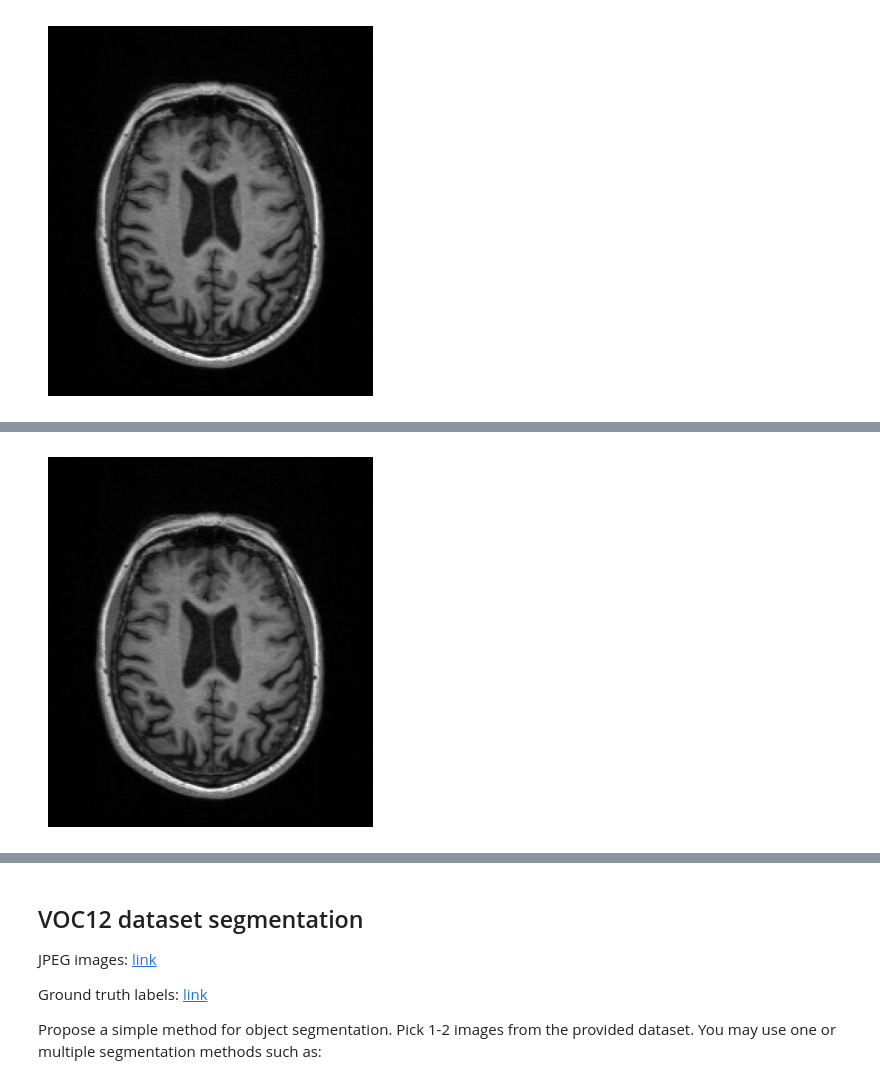
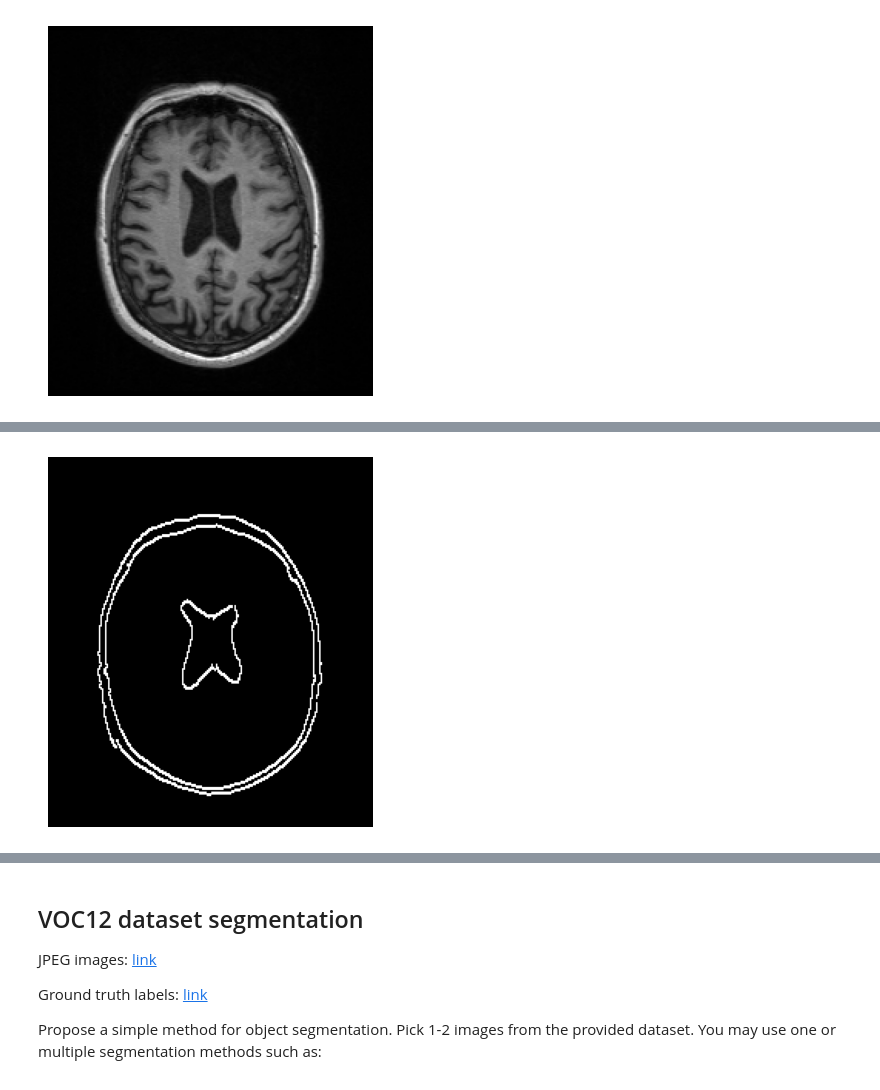
Before and after one commit to Matovic/optical-flow-motion-tracking-segmentation, a Jupyter notebook: src/zadanie3.ipynb, the cells around one changed output, grey strips where cells are left out. Cells and saved outputs as stored; diff of their text form; code cells hidden in the pictures.

```diff
--- a/src/zadanie3.ipynb
+++ b/src/zadanie3.ipynb
@@ -432,3 +431,8 @@ plt.axis('off')
 plt.show()
 # %% [output]
 [figure]
+# %%
+img_gauss = cv2.GaussianBlur(img, (5,5), 0)
+plt.imshow(img_gauss, cmap='gray')
+plt.axis('off')
+plt.show()
@@ -434,0 +441,5 @@ plt.show()
+# %%
+img_canny = cv2.Canny(img_gauss, 125, 350)
+plt.imshow(img_canny, cmap='gray')
+plt.axis('off')
+plt.show()
@@ -434,0 +448,6 @@ plt.show()
+# %%
+img_dilate = cv2.dilate(img_canny,(-1, -1), 3)
+
+plt.imshow(img_dilate, cmap='gray')
+plt.axis('off')
+plt.show()
@@ -435,11 +485,11 @@ plt.show()
 # %%
-img = cv2.cvtColor(img, cv2.COLOR_GRAY2BGR)
-plt.imshow(img, cmap='gray')
+img_dilate_bgr = cv2.cvtColor(img_dilate, cv2.COLOR_GRAY2BGR)
+plt.imshow(img_dilate_bgr, cmap='gray')
 #plt.colorbar()
 plt.axis('off')
 plt.show()
 # %% [output]
-[figure, old version]
+[figure, new version]
 # %%
 mask = np.zeros(img.shape[:2],np.uint8)
 bgdModel = np.zeros((1,65),np.float64)
```
Also changed, not shown: parts of 18 cells of this notebook.
